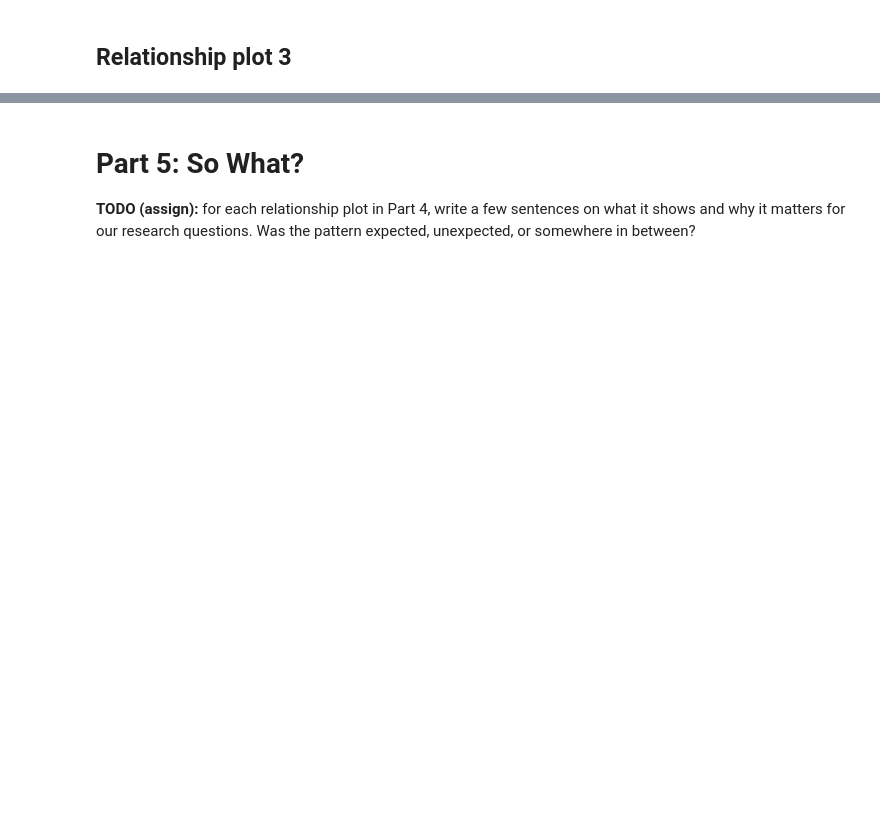
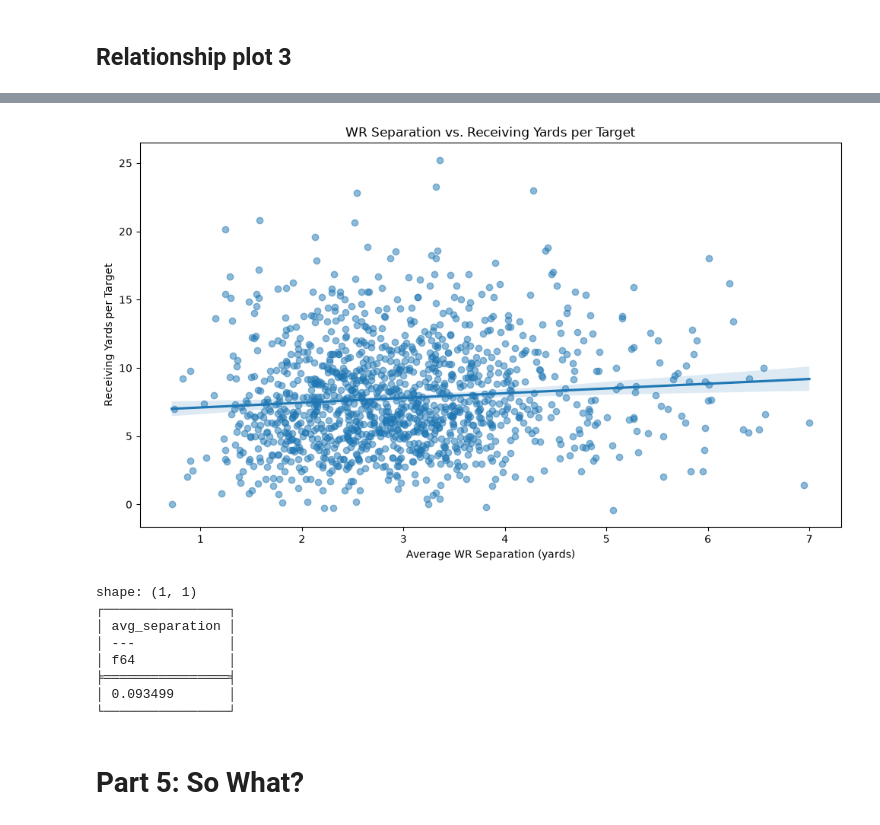
Before and after one commit to acimma3/cs418-football, a Jupyter notebook: eda.ipynb, the cells around one changed output, grey strips where cells are left out. Drawn from its saved outputs; the diff is of its cells as text; code cells hidden in the pictures; blank space fills up the shorter version.

```diff
--- a/eda.ipynb
+++ b/eda.ipynb
@@ -400,9 +553,79 @@ data) described in README.md.
 # %%
-# TODO: plot 3 (secondary dataset join/comparison) goes here
+receiving_stats = (
+    player_stats
+    .filter(pl.col("season") == 2025)
+    .select([
+        "player_id",
+        "season",
+        "week",
+        "receiving_yards",
+        "targets"
+    ])
+    .rename({
+        "player_id": "player_gsis_id",
+        "receiving_yards": "weekly_receiving_yards",
+        "targets": "weekly_targets"
+    })
+)
+
+# Join the two datasets
+wr_joined = wr_receiving.join(
+    receiving_stats,
+    on=["player_gsis_id", "season", "week"],
+    how="inner"
+)
+
+# Calculate yards per target
+wr_plot = (
+    wr_joined
+    .filter(
+        (pl.col("weekly_targets") > 0) &
+        pl.col("avg_separation").is_not_null() &
+        pl.col("weekly_receiving_yards").is_not_null()
+    )
+    .with_columns(
+        (
+            pl.col("weekly_receiving_yards") /
+            pl.col("weekly_targets")
+        ).alias("yards_per_target")
+    )
+)
+
+# Convert to Pandas for plotting
+plot_data = wr_plot.to_pandas()
+
+# Create graph
+plt.figure(figsize=(10, 6))
+
+sns.regplot(
+    data=plot_data,
+    x="avg_separation",
+    y="yards_per_target",
+    scatter_kws={"alpha": 0.5}
+)
+
+plt.title("WR Separation vs. Receiving Yards per Target")
+plt.xlabel("Average WR Separation (yards)")
+plt.ylabel("Receiving Yards per Target")
+plt.tight_layout()
+plt.show()
+
+# Calculate correlation
+correlation = wr_plot.select(
+    pl.corr("avg_separation", "yards_per_target")
+)
+
+print(correlation)
+# %% [output]
+[figure, added]
+shape: (1, 1)
+┌────────────────┐
+│ avg_separation │
+│ ---            │
+│ f64            │
+╞════════════════╡
+│ 0.093499       │
+└────────────────┘
 # %% [markdown]
 # Part 5: So What?
-
-**TODO (assign):** for each relationship plot in Part 4, write a few
-sentences on what it shows and why it matters for our research questions.
-Was the pattern expected, unexpected, or somewhere in between?
 # %% [markdown]
```
Also changed, not shown: parts of 19 cells of this notebook.
